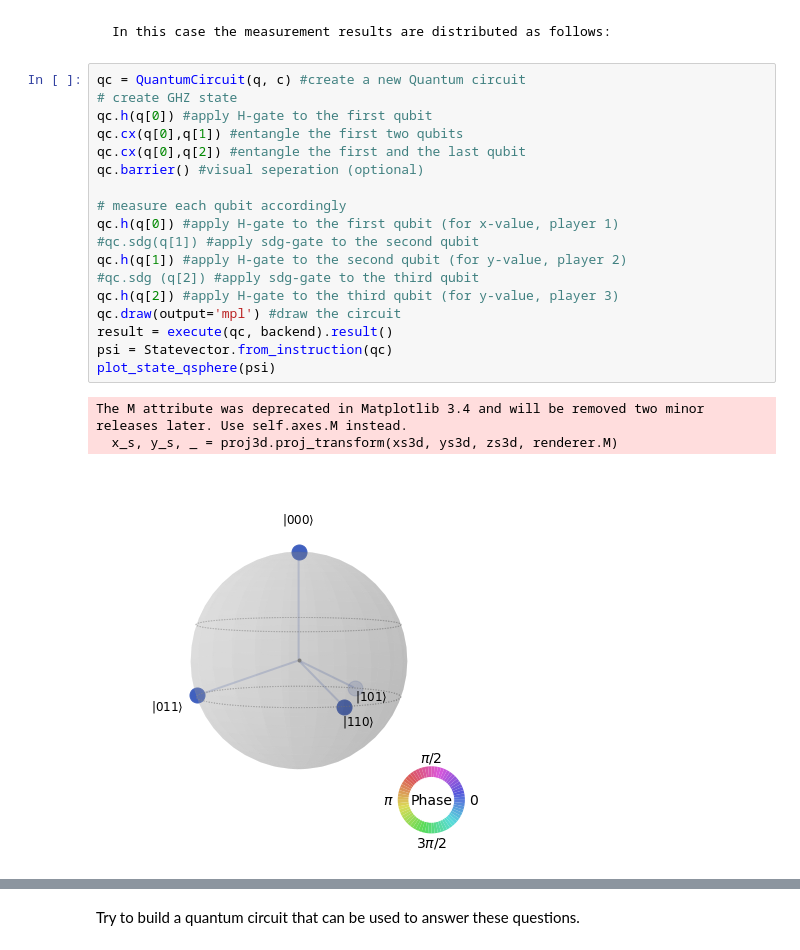
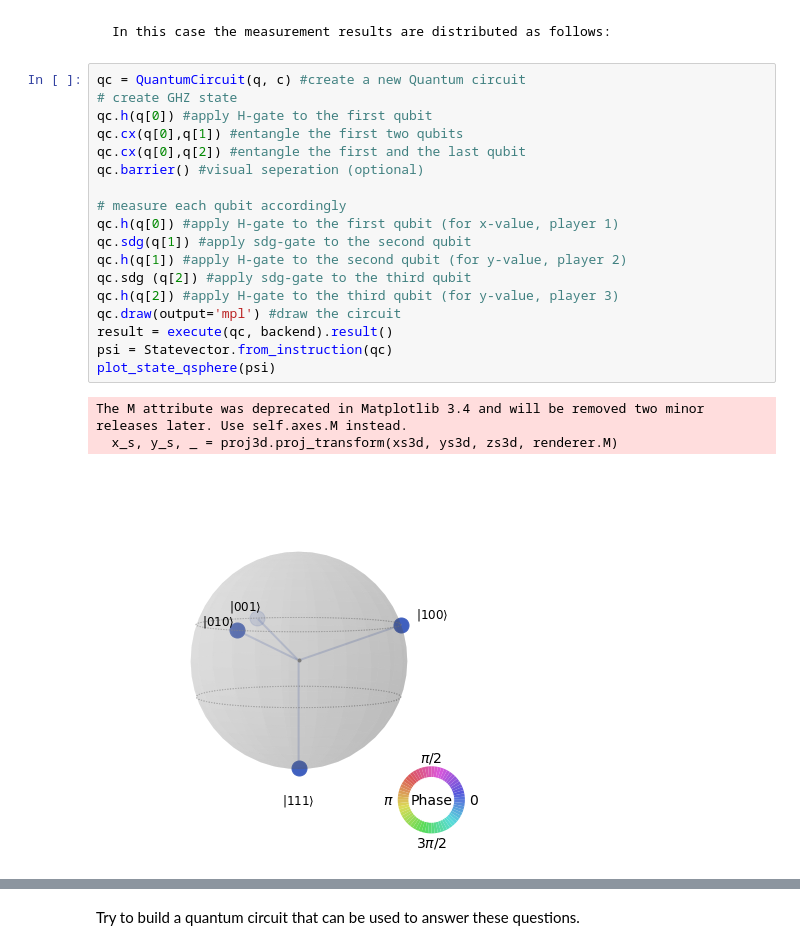
Before and after one commit to shailendrabhandari/GHZ-game, a Jupyter notebook: GHZ-Game.ipynb, the cells around one changed output, grey strips where cells are left out. Cells and saved outputs as stored; diff of their text form.

```diff
--- a/GHZ-Game.ipynb
+++ b/GHZ-Game.ipynb
@@ -219,23 +219,23 @@ qc.draw(output='mpl') #draw the circuit
 # %%
 qc = QuantumCircuit(q, c) #create a new Quantum circuit
 # create GHZ state
 qc.h(q[0]) #apply H-gate to the first qubit
 qc.cx(q[0],q[1]) #entangle the first two qubits
 qc.cx(q[0],q[2]) #entangle the first and the last qubit
 qc.barrier() #visual seperation (optional)
 
 # measure each qubit accordingly
 qc.h(q[0]) #apply H-gate to the first qubit (for x-value, player 1)
-#qc.sdg(q[1]) #apply sdg-gate to the second qubit
+qc.sdg(q[1]) #apply sdg-gate to the second qubit
 qc.h(q[1]) #apply H-gate to the second qubit (for y-value, player 2)
-#qc.sdg (q[2]) #apply sdg-gate to the third qubit
+qc.sdg (q[2]) #apply sdg-gate to the third qubit
 qc.h(q[2]) #apply H-gate to the third qubit (for y-value, player 3)
 qc.draw(output='mpl') #draw the circuit
 result = execute(qc, backend).result()
 psi = Statevector.from_instruction(qc)
 plot_state_qsphere(psi)
 # %% [output]
 The M attribute was deprecated in Matplotlib 3.4 and will be removed two minor releases later. Use self.axes.M instead.
   x_s, y_s, _ = proj3d.proj_transform(xs3d, ys3d, zs3d, renderer.M)
-[figure, old version]
+[figure, new version]
 # %% [markdown]
```
Also changed, not shown: parts of 8 cells of this notebook, 1 other file.
